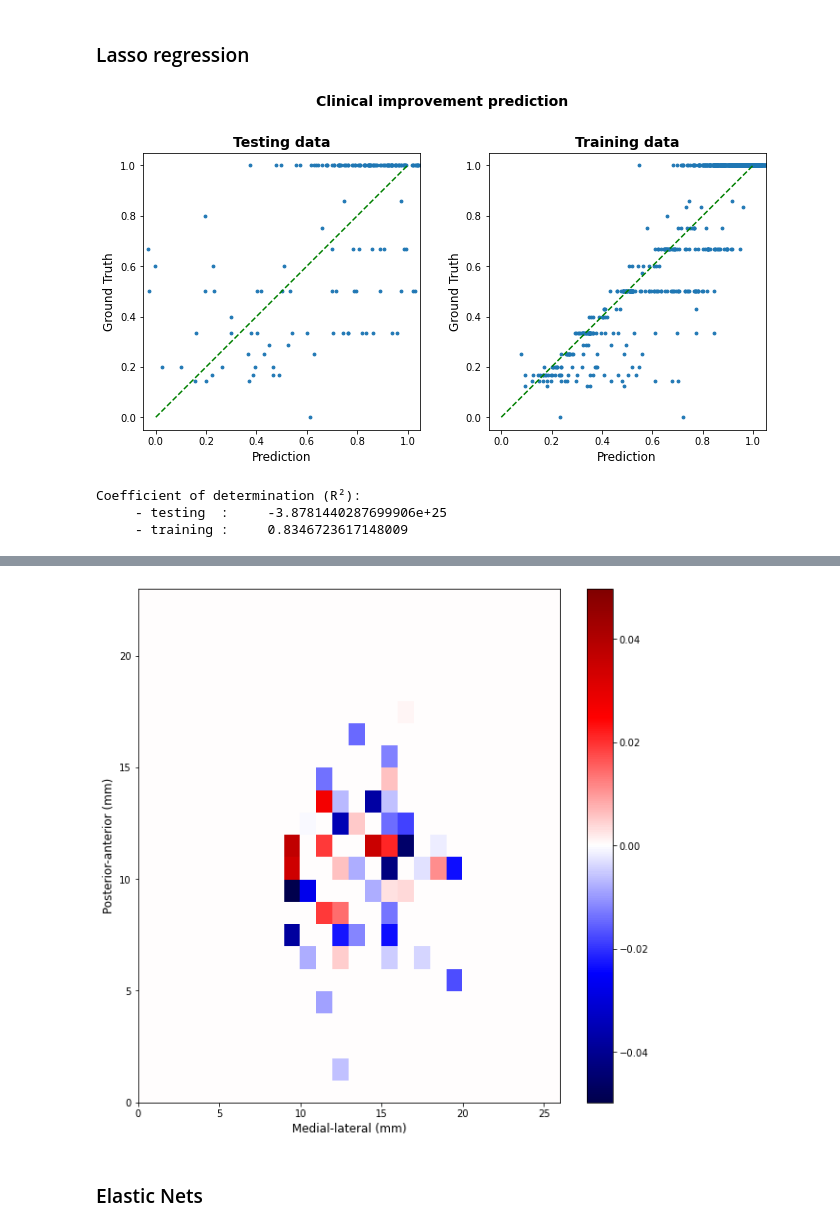
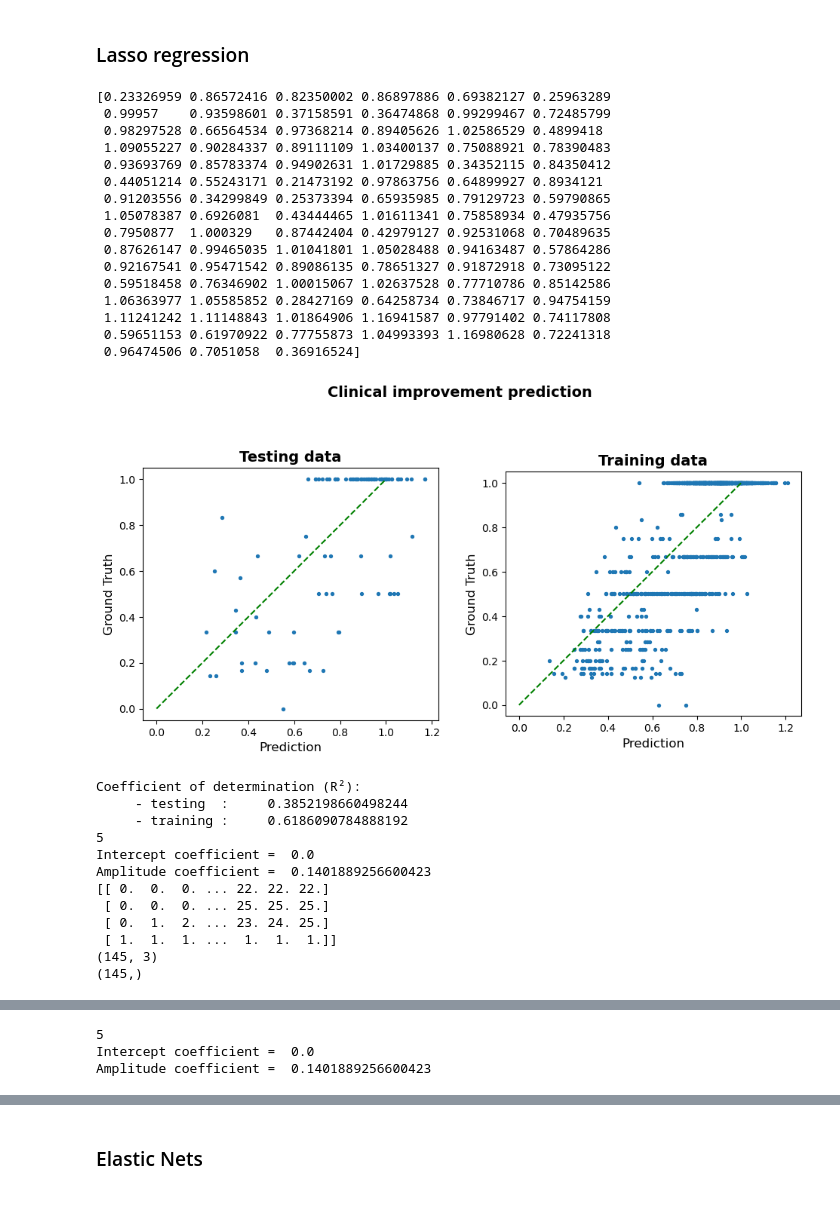
Before and after one commit to QuentinSav/probabilistic-stimulation-maps, a Jupyter notebook: modelEvaluation.ipynb, the cells around one changed output, grey strips where cells are left out. Saved outputs shown, nothing was run; the diff lists cells and outputs as text; code cells hidden in the pictures; blank space fills up the shorter version.

```diff
--- a/modelEvaluation.ipynb
+++ b/modelEvaluation.ipynb
@@ -32,7 +32,8 @@ The data have already been preprocessed using the matlab class PSM (using the ge
 # %%
 
 # Load vectorized VTA matrix
-dataset = scipy.io.loadmat('../../03_Data/ML_datasets/trilinear_interpolation/dataset_1000um.mat')
+dataset = scipy.io.loadmat('../../03_Data/ML_datasets/trilinear_interpolation/dataset_1100um.mat')
+#dataset = scipy.io.loadmat('./data.mat')
 table = pandas.read_csv('table.csv')
 
 amp = table['amplitude']
@@ -49,14 +50,15 @@ reader = pv.get_reader('templates/anatomyDISTALminimal.ply')
 STN = reader.read()
 
 # Create partitions of training and testing sets
-X_train, X_test, y_train, y_test = train_test_split(X, y, test_size=0.2, random_state=41)
+X_train, X_test, y_train, y_test = train_test_split(X, y, test_size=0.1, random_state=23)
 
 scaler = StandardScaler().fit(X_train)
 
 #X_train = scaler.transform(X_train)
 #X_test = scaler.transform(X_test)
 
-print("min_test = ", np.min(X_test[:, :-1]))
+print("min_test = ", np.argmin(X_test[:, :-1]))
+print("max_test = ", np.argmax(X_test[:, :-1]))
 # ISSUE: the standard scaler does not work
 
 newrow1 = np.ones((1, X.shape[1]))
@@ -104,7 +107,12 @@ def reconstruct(vector):
     # Function to reconstruct a tensor (3D image) from the vectorized image based on the container shape
 
     intercept = vector[0]
+    amplitude_coeff = vector[-1]
     vector = vector[1:-1]
+
+    print("Intercept coefficient = ", intercept)
+    print("Amplitude coefficient = ", amplitude_coeff)
+
     tensor = np.reshape(vector, CONTAINER_SHAPE, order='F')
 
     return tensor, intercept
@@ -118,6 +126,7 @@ def homogeneous_transform(coord, transform, isvector=0):
     else:
         coord = np.concatenate((coord, np.ones((1, coord.shape[1]))), axis=0)
 
+    print(coord)
     transformed_coord = transform @ coord
 
     return transformed_coord[0:3, :].T
@@ -139,8 +148,8 @@ def mat2pcd(tensor, threshold=1e-2, transform=CONTAINER_AFFINE):
 
     pcd = pv.PolyData(points)
     data = values
-    print(points.shape)
-    print(data.shape)
+    #print(points.shape)
+    #print(data.shape)
 
     # Add that data to the mesh with the name "uniform dist"
     pcd["coef"] = values
@@ -377,8 +447,8 @@ NameError: name 'plot_results' is not defined
 from sklearn.linear_model import BayesianRidge
 
 model = BayesianRidge(alpha_1=1e-3, alpha_2=1e-3, lambda_1=1e-3, lambda_2=1e-3)
-model.fit(X_train, logit(y_train))
-plot_results(model, X_test, y_test, X_train, y_train, transformed=True)
-plot_map(model.coef_, dim='3D', dispthreshold=0.05)
+model.fit(X_train, (y_train))
+plot_results(model, X_test, y_test, X_train, y_train, transformed=False)
+plot_map(model.coef_, dim='3D', markersize=10, dispthreshold=0.005)
 plot_map(model.coef_, dim='2D')
 # %% [output]
@@ -388,13 +491,38 @@ MemoryError: Unable to allocate 212. GiB for an array with shape (168506, 168506
 # %%
 from sklearn.linear_model import Lasso
 
 model = Lasso(alpha=0.0008, random_state=0)
 model = model.fit(X_train, (y_train))
 plot_results(model, X_test, y_test, X_train, y_train, transformed=False)
-plot_map(model, dim='3D')
-plot_map(model, dim='2D')
+plot_map(model.coef_, dim='3D')
+plot_map(model.coef_, dim='2D')
 # %% [output]
+[0.23326959 0.86572416 0.82350002 0.86897886 0.69382127 0.25963289
+ 0.99957    0.93598601 0.37158591 0.36474868 0.99299467 0.72485799
+ 0.98297528 0.66564534 0.97368214 0.89405626 1.02586529 0.4899418
+ 1.09055227 0.90284337 0.89111109 1.03400137 0.75088921 0.78390483
+ 0.93693769 0.85783374 0.94902631 1.01729885 0.34352115 0.84350412
+ 0.44051214 0.55243171 0.21473192 0.97863756 0.64899927 0.8934121
+ 0.91203556 0.34299849 0.25373394 0.65935985 0.79129723 0.59790865
+ 1.05078387 0.6926081  0.43444465 1.01611341 0.75858934 0.47935756
+ 0.7950877  1.000329   0.87442404 0.42979127 0.92531068 0.70489635
+ 0.87626147 0.99465035 1.01041801 1.05028488 0.94163487 0.57864286
+ 0.92167541 0.95471542 0.89086135 0.78651327 0.91872918 0.73095122
+ 0.59518458 0.76346902 1.00015067 1.02637528 0.77710786 0.85142586
+ 1.06363977 1.05585852 0.28427169 0.64258734 0.73846717 0.94754159
+ 1.11241242 1.11148843 1.01864906 1.16941587 0.97791402 0.74117808
+ 0.59651153 0.61970922 0.77755873 1.04993393 1.16980628 0.72241318
+ 0.96474506 0.7051058  0.36916524]
-[figure, old version]
+[figure, new version]
-Coefficient of determination (R²):
-     - testing  :     -3.8781440287699906e+25
-     - training :     0.8346723617148009
+Coefficient of determination (R²):
+     - testing  :     0.3852198660498244
+     - training :     0.6186090784888192
+5
+Intercept coefficient =  0.0
+Amplitude coefficient =  0.1401889256600423
+[[ 0.  0.  0. ... 22. 22. 22.]
+ [ 0.  0.  0. ... 25. 25. 25.]
+ [ 0.  1.  2. ... 23. 24. 25.]
+ [ 1.  1.  1. ...  1.  1.  1.]]
+(145, 3)
+(145,)
@@ -400,0 +530,3 @@ Coefficient of determination (R²):
+5
+Intercept coefficient =  0.0
+Amplitude coefficient =  0.1401889256600423
@@ -402,4 +534,3 @@ Coefficient of determination (R²):
-[figure, removed]
 # %% [markdown]
 ### Elastic Nets
 # %%
```
Also changed, not shown: parts of 17 cells of this notebook.
